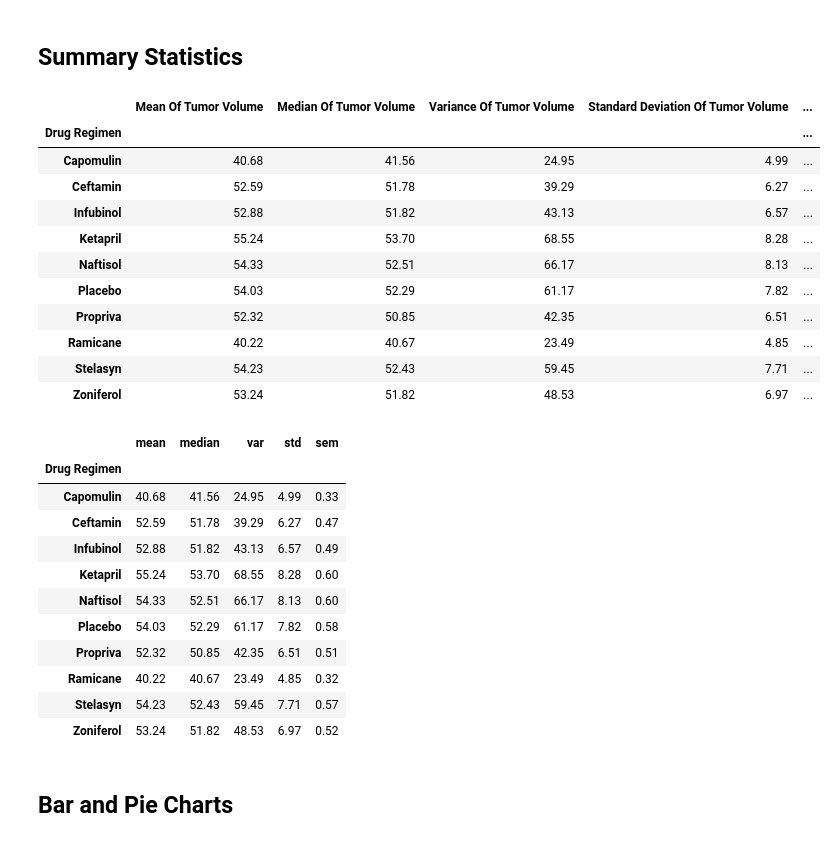
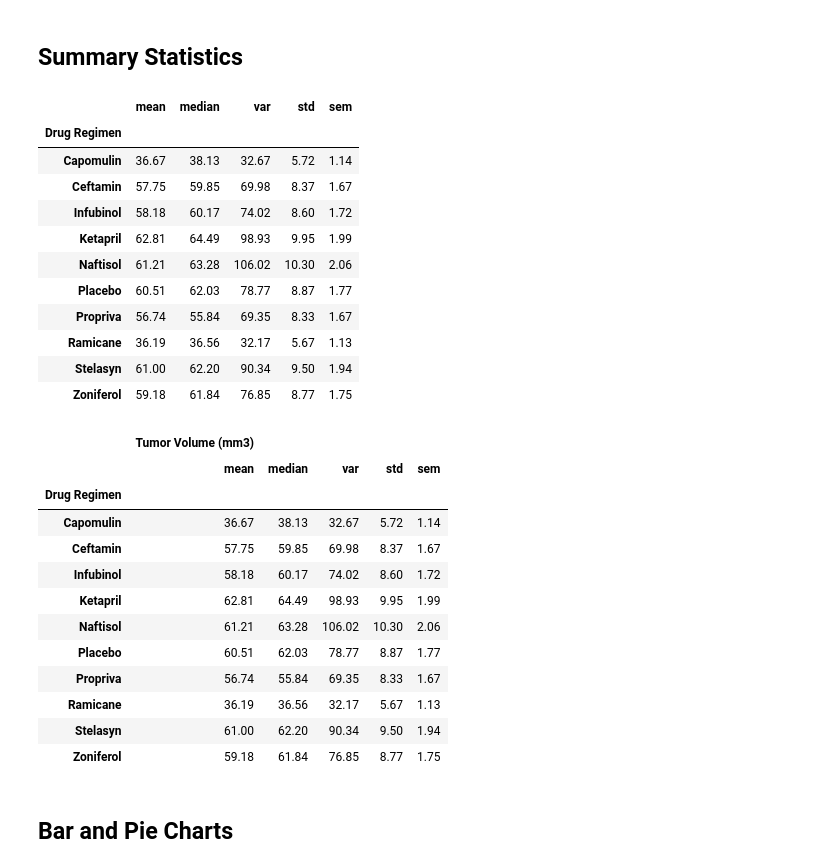
Before and after one commit to gusibis/challenge-5, a Jupyter notebook: pymaceuticals_starter.ipynb, the cells around one changed output. Saved outputs shown, nothing was run; the diff lists cells and outputs as text; code cells hidden in the pictures.

```diff
--- a/pymaceuticals_starter.ipynb
+++ b/pymaceuticals_starter.ipynb
@@ -14,16 +14,16 @@ import warnings
 warnings.filterwarnings('ignore')
 
 # Study data files
-mouse_metadata_path = "data/Mouse_metadata.csv"
-study_results_path = "data/Study_results.csv"
+mouse_metadata_path = 'data/Mouse_metadata.csv'
+study_results_path = 'data/Study_results.csv'
 
 # Read the mouse data and the study results
 mouse_metadata = pd.read_csv(mouse_metadata_path)
 study_results = pd.read_csv(study_results_path)
 
 # Combine the data into a single dataset
-complete_data = pd.merge(mouse_metadata, study_results, on=["Mouse ID"])
+complete_data_df = pd.merge(mouse_metadata, study_results, on=['Mouse ID'], how='left')
 # Display the data table for preview
-complete_data.round()
+complete_data_df
 # %% [output]
 |  | Mouse ID | Drug Regimen | Sex | Age_months | Weight (g) | Timepoint | Tumor Volume (mm3) | ... |
@@ -79,7 +79,7 @@ duplicate_mouse_ids.round(2)
 # %%
 # Create a clean DataFrame by dropping the duplicate mouse by its ID.
-clean_df = complete_data.drop_duplicates(['Mouse ID'], keep='last')
-clean_df.round(2)
+clean_df = round(complete_data_df.drop_duplicates(subset=['Mouse ID'], keep='last'),2)   #https://pandas.pydata.org/docs/reference/api/pandas.DataFrame.drop_duplicates.html
+clean_df
 # %% [output]
 |  | Mouse ID | Drug Regimen | Sex | Age_months | Weight (g) | Timepoint | Tumor Volume (mm3) | ... |
 | 9 | k403 | Ramicane | Male | 21 | 16 | 45 | 22.05 | ... |
@@ -105,51 +105,52 @@ mice_clean_df_count
 # %%
 # Generate a summary statistics table of mean, median, variance, standard deviation, and SEM of the tumor volume for each regimen
 # Use groupby and summary statistical methods to calculate the following properties of each drug regimen:
 # mean, median, variance, standard deviation, and SEM of the tumor volume.
 # Assemble the resulting series into a single summary DataFrame.
 # The sem() method calculates the standard error of the mean for each column.
 
 summary_table = pd.DataFrame({
-    "Mean Of Tumor Volume":complete_data.groupby('Drug Regimen').mean()['Tumor Volume (mm3)'],
-    "Median Of Tumor Volume":complete_data.groupby('Drug Regimen').median()['Tumor Volume (mm3)'],
-    "Variance Of Tumor Volume":complete_data.groupby('Drug Regimen').var()['Tumor Volume (mm3)'],
-    "Standard Deviation Of Tumor Volume":complete_data.groupby('Drug Regimen').std()['Tumor Volume (mm3)'],
-    "SEM Of Tumor Volume":complete_data.groupby('Drug Regimen').sem()['Tumor Volume (mm3)'],
+    'mean':clean_df.groupby('Drug Regimen').mean()['Tumor Volume (mm3)'].round(2),
+    'median':clean_df.groupby('Drug Regimen').median()['Tumor Volume (mm3)'].round(2),
+    'var':clean_df.groupby('Drug Regimen').var()['Tumor Volume (mm3)'].round(2),
+    'std':clean_df.groupby('Drug Regimen').std()['Tumor Volume (mm3)'].round(2),
+    'sem':clean_df.groupby('Drug Regimen').sem()['Tumor Volume (mm3)'].round(2),
 })
-summary_table.round(2)
+summary_table
 # %% [output]
-|  | Mean Of Tumor Volume | Median Of Tumor Volume | Variance Of Tumor Volume | Standard Deviation Of Tumor Volume | ... |
-| Drug Regimen |  |  |  |  | ... |
-| Capomulin | 40.68 | 41.56 | 24.95 | 4.99 | ... |
-| Ceftamin | 52.59 | 51.78 | 39.29 | 6.27 | ... |
-| Infubinol | 52.88 | 51.82 | 43.13 | 6.57 | ... |
-| Ketapril | 55.24 | 53.70 | 68.55 | 8.28 | ... |
-| Naftisol | 54.33 | 52.51 | 66.17 | 8.13 | ... |
-| Placebo | 54.03 | 52.29 | 61.17 | 7.82 | ... |
-| Propriva | 52.32 | 50.85 | 42.35 | 6.51 | ... |
-| Ramicane | 40.22 | 40.67 | 23.49 | 4.85 | ... |
-| Stelasyn | 54.23 | 52.43 | 59.45 | 7.71 | ... |
-| Zoniferol | 53.24 | 51.82 | 48.53 | 6.97 | ... |
+|  | mean | median | var | std | sem |
+| Drug Regimen |  |  |  |  |  |
+| Capomulin | 36.67 | 38.13 | 32.67 | 5.72 | 1.14 |
+| Ceftamin | 57.75 | 59.85 | 69.98 | 8.37 | 1.67 |
+| Infubinol | 58.18 | 60.17 | 74.02 | 8.60 | 1.72 |
+| Ketapril | 62.81 | 64.49 | 98.93 | 9.95 | 1.99 |
+| Naftisol | 61.21 | 63.28 | 106.02 | 10.30 | 2.06 |
+| Placebo | 60.51 | 62.03 | 78.77 | 8.87 | 1.77 |
+| Propriva | 56.74 | 55.84 | 69.35 | 8.33 | 1.67 |
+| Ramicane | 36.19 | 36.56 | 32.17 | 5.67 | 1.13 |
+| Stelasyn | 61.00 | 62.20 | 90.34 | 9.50 | 1.94 |
+| Zoniferol | 59.18 | 61.84 | 76.85 | 8.77 | 1.75 |
 # %%
 # Generate a summary statistics table of mean, median, variance, standard deviation,
 # and SEM of the tumor volume for each regimen
 # Using the aggregation method, produce the same summary statistics in a single line.
 
-summary_table_agggregation = complete_data.groupby('Drug Regimen')['Tumor Volume (mm3)'].aggregate(['mean', 'median', 'var', 'std', 'sem'])
-summary_table_agggregation.round(2)
+summary_table_agggregation = round(clean_df.groupby(('Drug Regimen'))[['Tumor Volume (mm3)']].aggregate(['mean', 'median', 'var', 'std', 'sem']),2)
+summary_table_agggregation
 # %% [output]
+|  | Tumor Volume (mm3) |  |  |  |  |
 |  | mean | median | var | std | sem |
 | Drug Regimen |  |  |  |  |  |
-| Capomulin | 40.68 | 41.56 | 24.95 | 4.99 | 0.33 |
-| Ceftamin | 52.59 | 51.78 | 39.29 | 6.27 | 0.47 |
-| Infubinol | 52.88 | 51.82 | 43.13 | 6.57 | 0.49 |
-| Ketapril | 55.24 | 53.70 | 68.55 | 8.28 | 0.60 |
-| Naftisol | 54.33 | 52.51 | 66.17 | 8.13 | 0.60 |
-| Placebo | 54.03 | 52.29 | 61.17 | 7.82 | 0.58 |
-| Propriva | 52.32 | 50.85 | 42.35 | 6.51 | 0.51 |
-| Ramicane | 40.22 | 40.67 | 23.49 | 4.85 | 0.32 |
-| Stelasyn | 54.23 | 52.43 | 59.45 | 7.71 | 0.57 |
-| Zoniferol | 53.24 | 51.82 | 48.53 | 6.97 | 0.52 |
+| Capomulin | 36.67 | 38.13 | 32.67 | 5.72 | 1.14 |
+| Ceftamin | 57.75 | 59.85 | 69.98 | 8.37 | 1.67 |
+| Infubinol | 58.18 | 60.17 | 74.02 | 8.60 | 1.72 |
+| Ketapril | 62.81 | 64.49 | 98.93 | 9.95 | 1.99 |
+| Naftisol | 61.21 | 63.28 | 106.02 | 10.30 | 2.06 |
+| Placebo | 60.51 | 62.03 | 78.77 | 8.87 | 1.77 |
+| Propriva | 56.74 | 55.84 | 69.35 | 8.33 | 1.67 |
+| Ramicane | 36.19 | 36.56 | 32.17 | 5.67 | 1.13 |
+| Stelasyn | 61.00 | 62.20 | 90.34 | 9.50 | 1.94 |
+| Zoniferol | 59.18 | 61.84 | 76.85 | 8.77 | 1.75 |
 # %% [markdown]
 ## Bar and Pie Charts
 # %%
```
Also changed, not shown: parts of 14 cells of this notebook.
